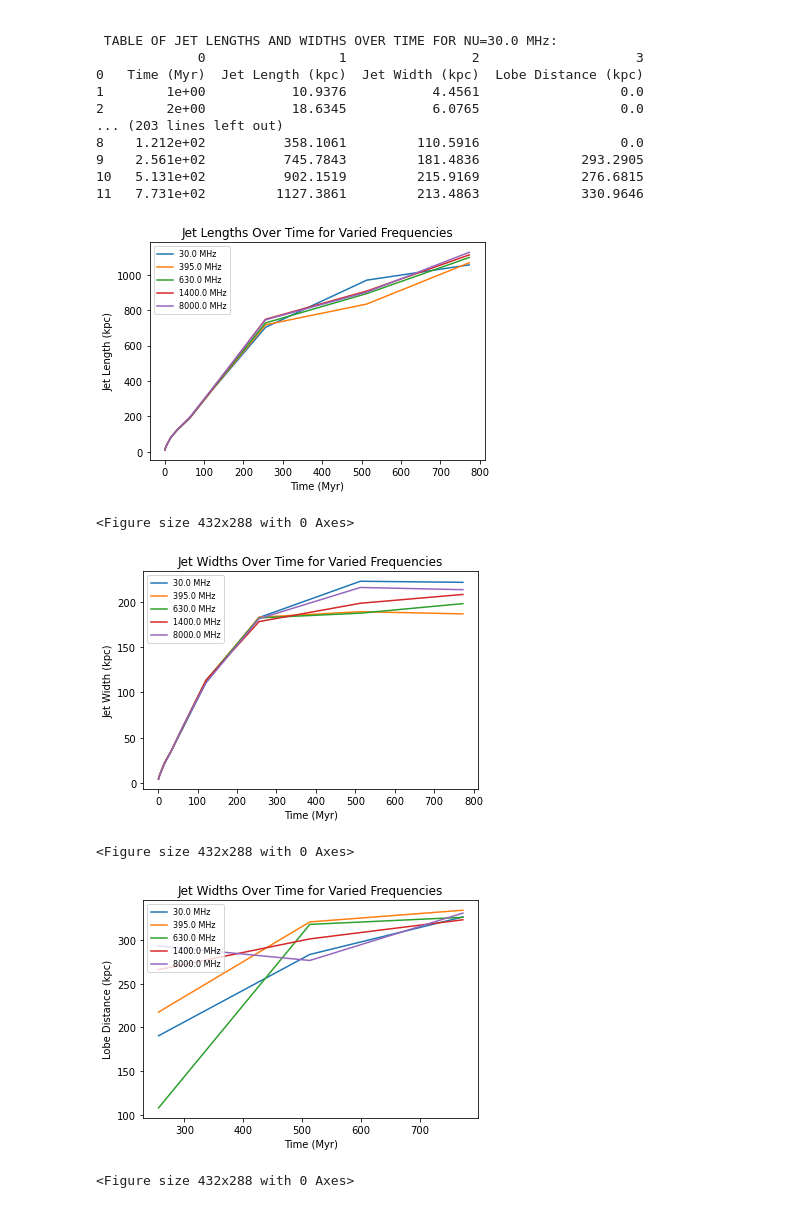
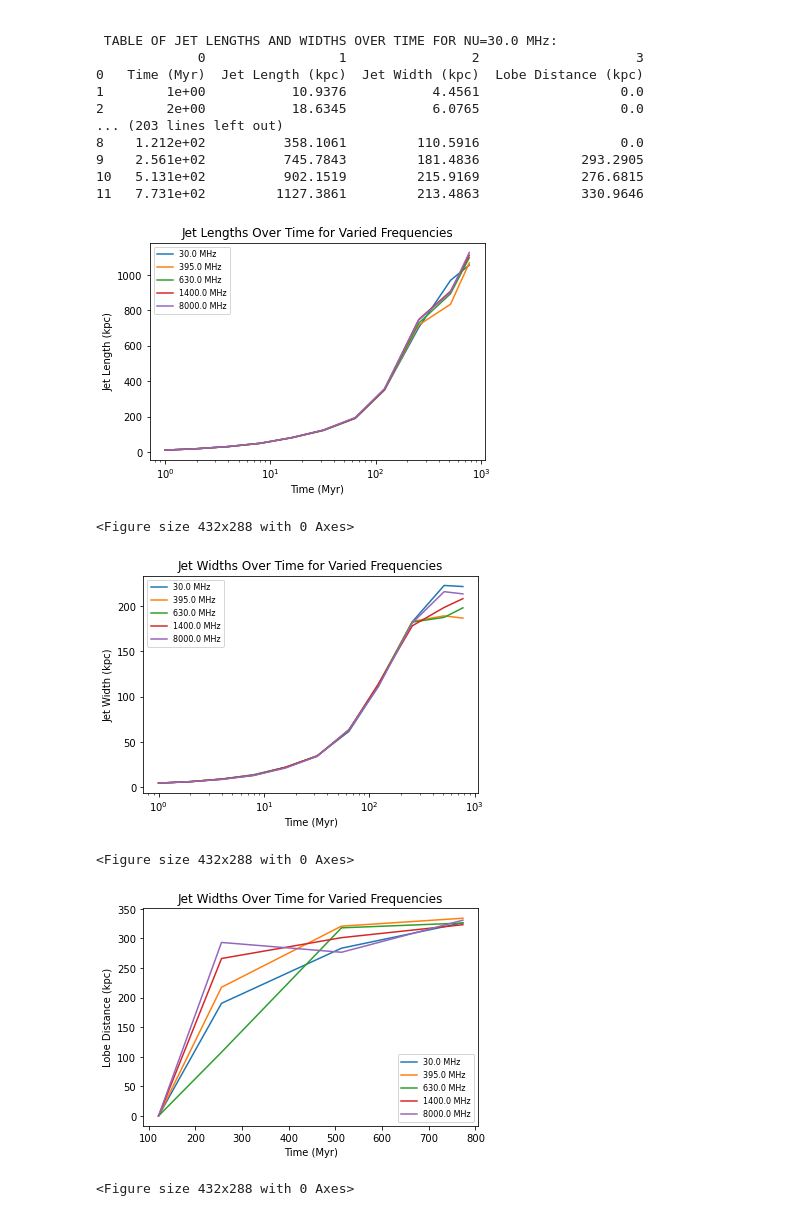
Before and after one commit to SolSamuels/Samuels_JetSimulationWork, a Jupyter notebook: Jet_Length_Width_Determiner_v3.1.ipynb, the cells around one changed output. Saved outputs shown, nothing was run; the diff lists cells and outputs as text; code cells hidden in the pictures.

```diff
--- a/Jet_Length_Width_Determiner_v3.1.ipynb
+++ b/Jet_Length_Width_Determiner_v3.1.ipynb
@@ -286,7 +286,7 @@ nu = [30.0, 74.0, 150.0, 315.0, 395.0, 460.0, 630.0, 730.0, 1400.0, 3000.0, 5000
 nu_count = 0
 
 for value in nu:
-    path = '**/Group*nu='+str(value)+'*0.00_1.00_0.00*Myr.fits*'
+    path = '**/Group_L446*nu='+str(value)+'*0.00_1.00_0.00*Myr.fits*'
     nu_count += 1
 
     # Determines if there are any files in device
@@ -381,7 +381,7 @@ for value in nu2:
 
     except:
         p = 0
-
+plt.xscale("log")
 plt.xlabel("Time (Myr)")
 plt.ylabel("Jet Length (kpc)")
 plt.title("Jet Lengths Over Time for Varied Frequencies")
@@ -389,7 +389,7 @@ plt.legend(loc=2, prop={'size': 8})
 plt.show()
 plt.savefig('Jet_Lengths_vs_Time.png')
 # %% [output]
-[figure, old version]
+[figure, new version]
 <Figure size 432x288 with 0 Axes>
 # %%
 for value in nu2:
@@ -409,6 +409,7 @@ for value in nu2:
     except:
         p = 0
 
+plt.xscale("log")
 plt.xlabel("Time (Myr)")
 plt.ylabel("Jet Width (kpc)")
 plt.title("Jet Widths Over Time for Varied Frequencies")
@@ -416,32 +417,32 @@ plt.legend(loc=2, prop={'size': 8})
 plt.show()
 plt.savefig('Jet_Widths_vs_Time.png')
 # %% [output]
-[figure, old version]
+[figure, new version]
 <Figure size 432x288 with 0 Axes>
 # %%
 for value in nu2:
     try:
         with open("corrected_data_table_{}MHz.npy".format(str(value)), "rb") as open_file:
             current_freq = np.load(open_file)
 
             time_vals = []
             jet_lobe_vals = []
 
-            for i in range(9, 12):
+            for i in range(8, 12):
                 time_vals.append(float(current_freq[i, 0]))
                 jet_lobe_vals.append(float(current_freq[i, 3]))
 
             plt.plot(time_vals, jet_lobe_vals, label="{} MHz".format(str(value)))
 
     except:
         p = 0
 
 plt.xlabel("Time (Myr)")
 plt.ylabel("Lobe Distance (kpc)")
 plt.title("Jet Widths Over Time for Varied Frequencies")
-plt.legend(loc=2, prop={'size': 8})
+plt.legend( prop={'size': 8})
 plt.show()
 plt.savefig('Lobe_Dist_vs_Time.png')
 # %% [output]
-[figure, old version]
+[figure, new version]
 <Figure size 432x288 with 0 Axes>
```
Also changed, not shown: 3 other files.
